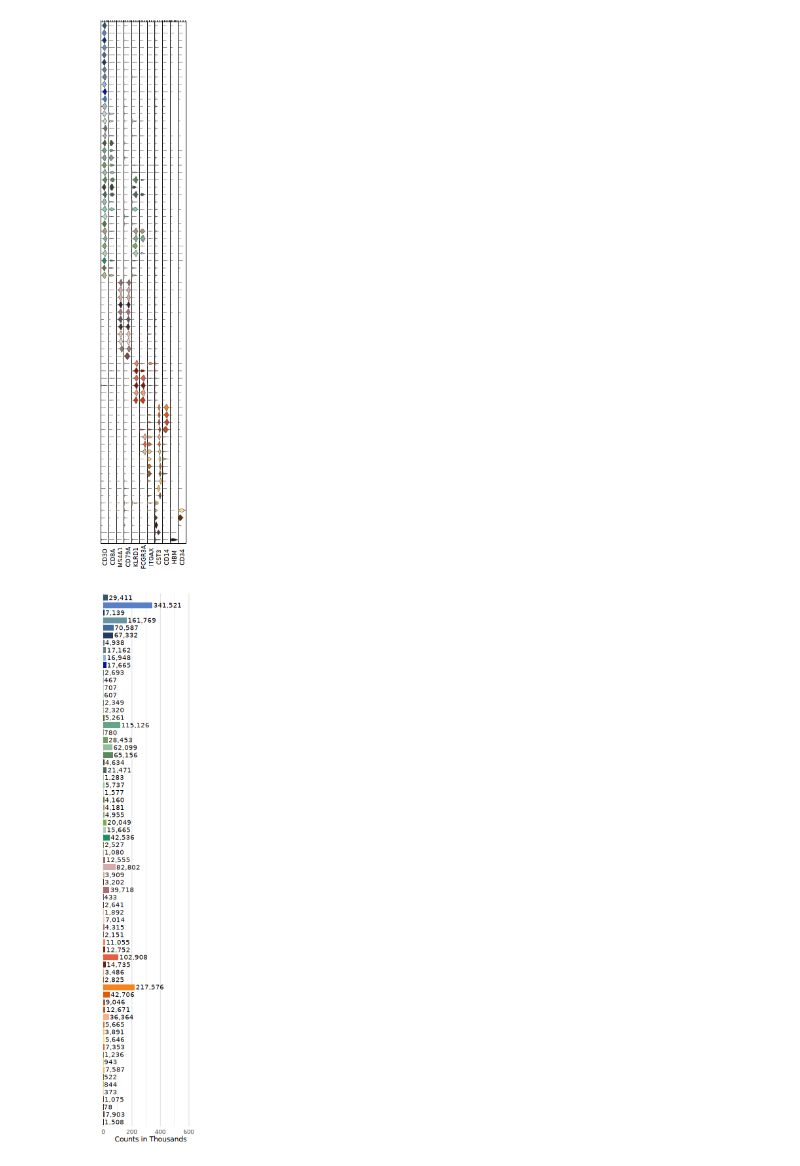
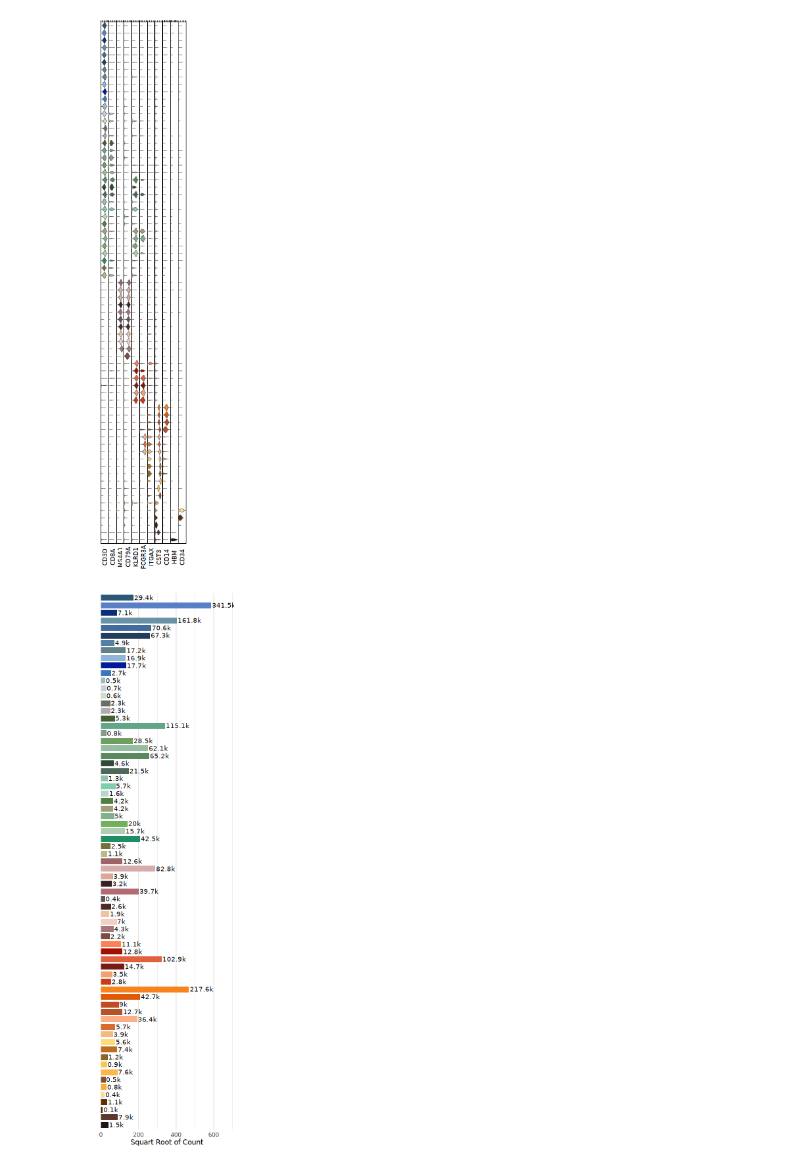
Before and after one commit to aifimmunology/IHA-Figure, a Jupyter notebook: Figure1/03_FigD.ipynb, the cells around one changed output. Cells and saved outputs as stored; diff of their text form; code cells hidden in the pictures.

```diff
--- a/Figure1/03_FigD.ipynb
+++ b/Figure1/03_FigD.ipynb
@@ -52,6 +59,10 @@ flatten_to_df <- function(data, level1) {
   }
   return(result)
 }
+
+thousands_labels <- function(x) {
+  paste0(round(x/1000,1), "k")
+}
 # %% [markdown]
 ### Annotation Bar for level 3
 # %%
@@ -272,9 +283,4 @@ counts_df=adata$obs %>%
 counts_df <- left_join(counts_df, labels_df, by=c('AIFI_L3'='label'))
 color_vector <- setNames(labels_df$color, labels_df$label)
 counts_df$AIFI_L3<-factor(counts_df$AIFI_L3,levels=labels_df$label)
-
-group_totals <- aggregate(count ~ AIFI_L3, data = counts_df, FUN = sum)
-counts_df <- merge(counts_df, group_totals, by = "AIFI_L3", suffixes = c("", ".total"))
-counts_df$normalized_count <- (counts_df$count / sum(counts_df$count.total)) * 100
-
-counts_df$normalized_count_log <- log10(1 + counts_df$normalized_count)
+counts_df$AIFI_L3 <- factor(counts_df$AIFI_L3, levels = rev(levels(counts_df$AIFI_L3)))
@@ -284,39 +287,28 @@ counts_df$AIFI_L3 <- factor(counts_df$AIFI_L3, levels = rev(levels(counts_df$AIF
-# %%
-format_count <- function(x) {
-  gsub(" ", "", format(x, big.mark = ","))
-}
-thousands_labels <- function(x) {
-  paste0(x, "k")
-}
 # %%
-options(repr.plot.width = 35/25.4, repr.plot.height = 180/25.4)
-
-# Create a new column that represents the counts in thousands
-counts_df$counts_in_thousands <- counts_df$count / 1000
-
-fig_1_freq <- ggplot(counts_df, aes(y = AIFI_L3, x = counts_in_thousands, fill = AIFI_L3)) +
+options(repr.plot.width = 45/25.4, repr.plot.height = 180/25.4)
+fig_1_freq <- ggplot(counts_df, aes(y = AIFI_L3, x = sqrt(count), fill = AIFI_L3)) +
   geom_bar(stat = "identity", width=0.7) +
-  geom_text(aes(label =format_count(count)), size=2.1, size.unit='mm',
+  scale_fill_manual(values=color_vector)+
+  labs(x = " ", y = " ") +
+  geom_text(aes(label =thousands_labels(count)), size=2.1, size.unit='mm',
             color='black',
             hjust = -0.05) +
-  scale_fill_manual(values=color_vector)+
-  labs(x = " ", y = " ") +
   theme_minimal(base_size=6)+
   theme(axis.line = element_blank(),
         axis.text.y = element_blank(),
         axis.ticks = element_blank(),
         axis.title.y = element_blank(),
         panel.background = element_blank(),
         panel.border = element_blank(),
         plot.background = element_blank(),
         legend.position = "none",
         panel.grid.major.y = element_blank(),
         panel.grid.minor.y = element_blank(),
         panel.grid.major.x = element_line(color = "grey90"),
         panel.grid.minor.x = element_line(color = "grey90")) +
-  scale_x_continuous(name = "Counts in Thousands",expand = expansion(mult = c(0.05, 1)))
+  scale_x_continuous(name = "Squart Root of Count",expand = expansion(mult = c(0., 0.2)))
 
 fig_1_freq
 # %% [output]
-[figure, old version]
+[figure, new version]
 # %%
```
Also changed, not shown: parts of 4 cells of this notebook, 4 other files.
